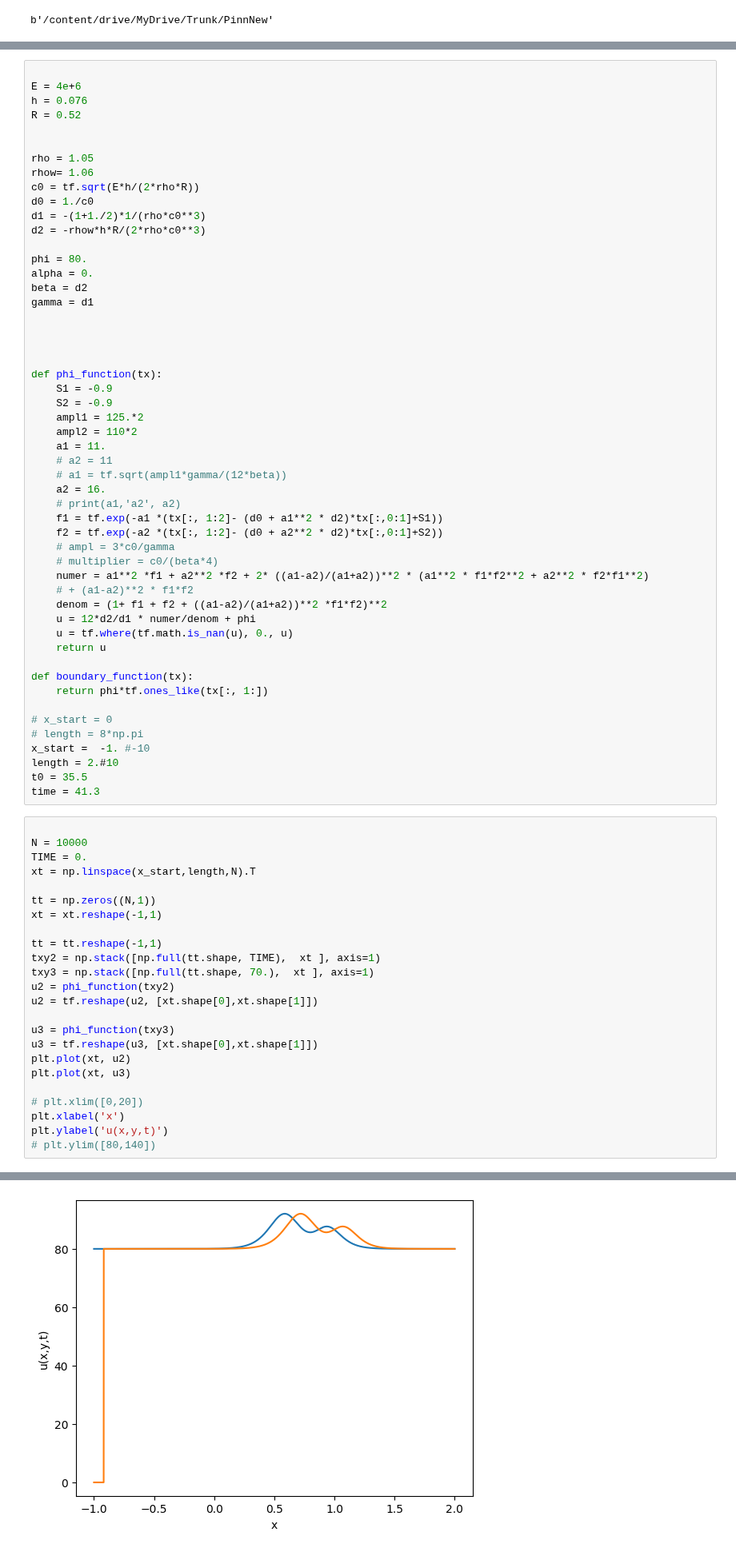
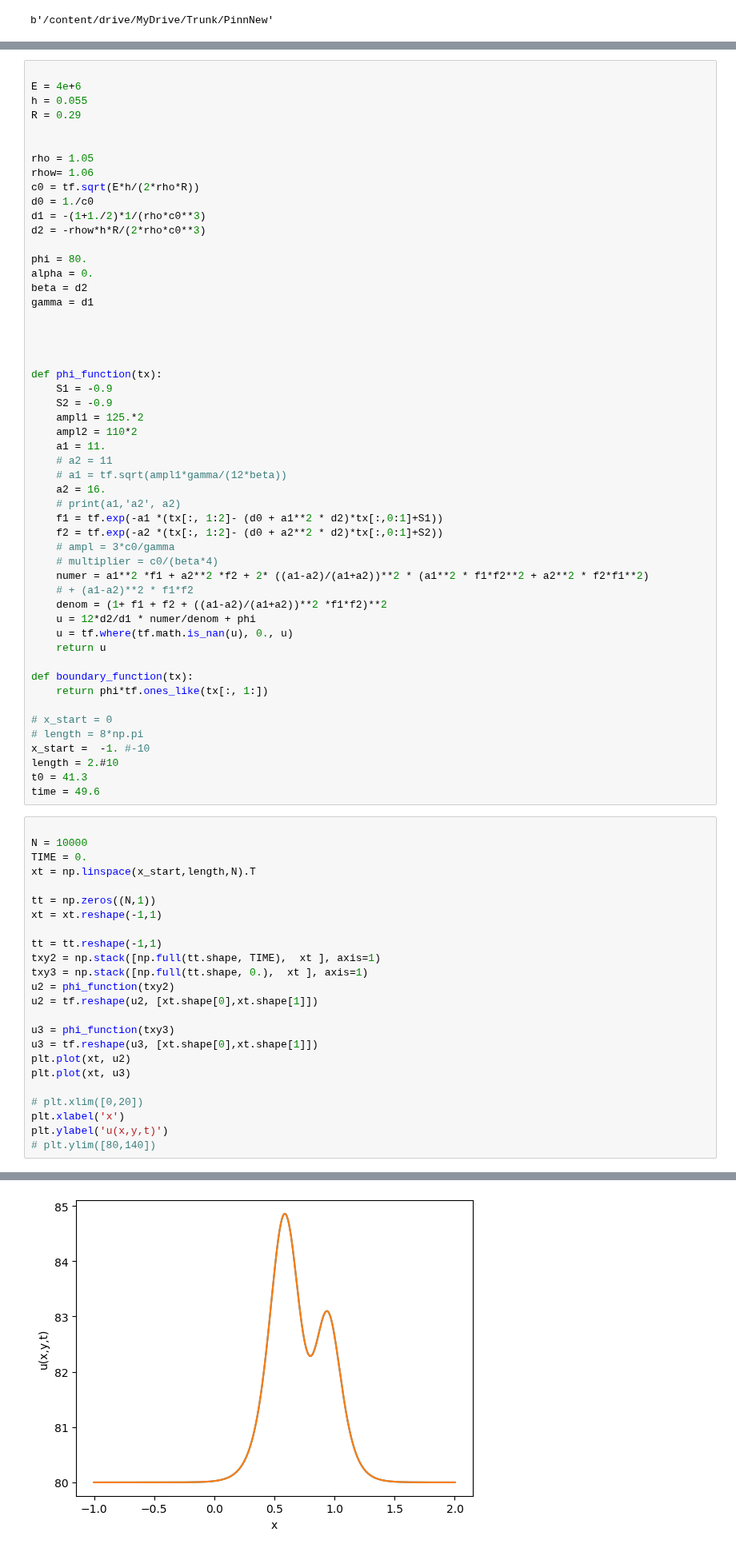
Before and after one commit to naiaseh/Trunk, a Jupyter notebook: PinnNew/KdVB.ipynb, the cells around one changed output, grey strips where cells are left out. Shown at 80% size. Drawn from its saved outputs; the diff is of its cells as text.

```diff
--- a/PinnNew/KdVB.ipynb
+++ b/PinnNew/KdVB.ipynb
@@ -98,8 +98,8 @@ time = 5.
 # %%
 
 E = 4e+6
-h = 0.076
-R = 0.52
+h = 0.055
+R = 0.29
 
 
 rho = 1.05
@@ -145,35 +145,35 @@ def boundary_function(tx):
 # length = 8*np.pi
 x_start =  -1. #-10
 length = 2.#10
-t0 = 35.5
-time = 41.3
+t0 = 41.3
+time = 49.6
 # %%
 
 N = 10000
 TIME = 0.
 xt = np.linspace(x_start,length,N).T
 
 tt = np.zeros((N,1))
 xt = xt.reshape(-1,1)
 
 tt = tt.reshape(-1,1)
 txy2 = np.stack([np.full(tt.shape, TIME),  xt ], axis=1)
-txy3 = np.stack([np.full(tt.shape, 70.),  xt ], axis=1)
+txy3 = np.stack([np.full(tt.shape, 0.),  xt ], axis=1)
 u2 = phi_function(txy2)
 u2 = tf.reshape(u2, [xt.shape[0],xt.shape[1]])
 
 u3 = phi_function(txy3)
 u3 = tf.reshape(u3, [xt.shape[0],xt.shape[1]])
 plt.plot(xt, u2)
 plt.plot(xt, u3)
 
 # plt.xlim([0,20])
 plt.xlabel('x')
 plt.ylabel('u(x,y,t)')
 # plt.ylim([80,140])
 # %% [output]
 Text(0, 0.5, 'u(x,y,t)')
-[figure, old version]
+[figure, new version]
 # %%
 (tx_eqn, y_eqn), (tx_init, y_init), (tx_boundary, y_boundary) = simulate_kdvburgers(10000, phi_function, boundary_function, x_start, length, t0, time, n_init = None, n_bnd = None, random_seed = 42, dtype=tf.float32)
 # %%
```
Also changed, not shown: parts of 8 cells of this notebook.
